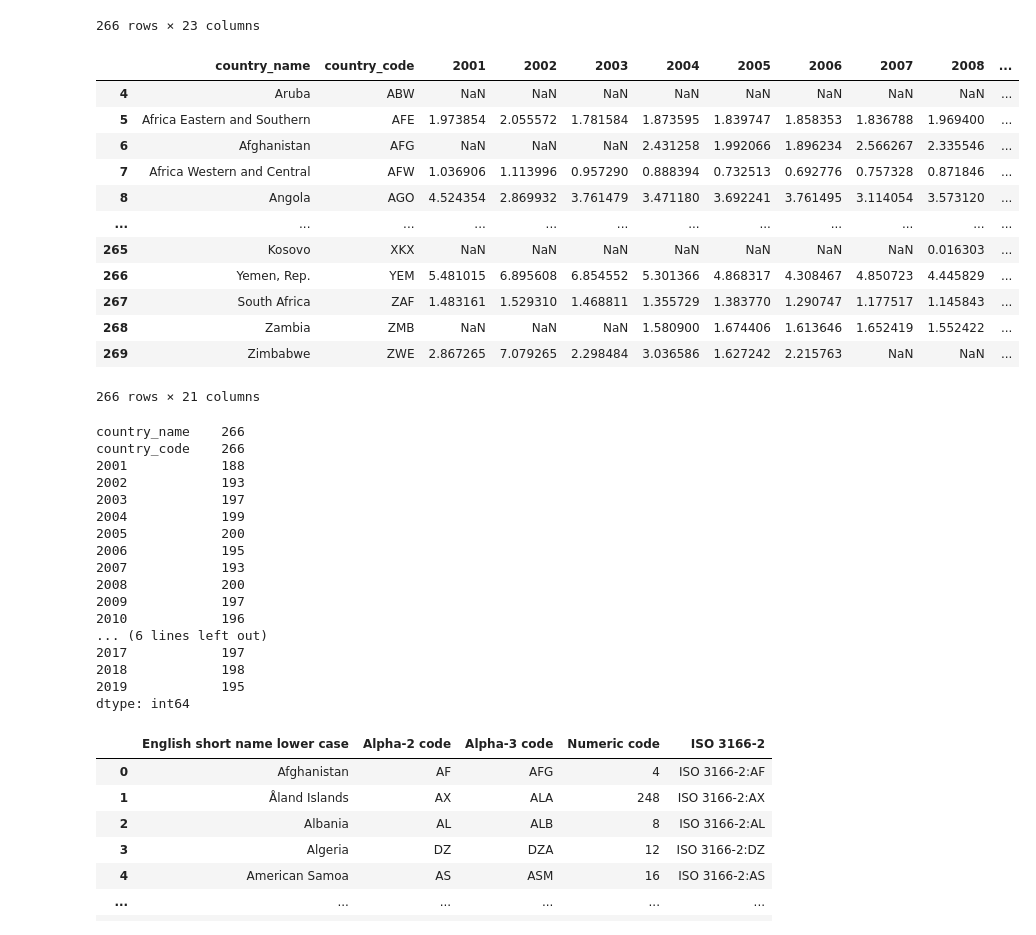
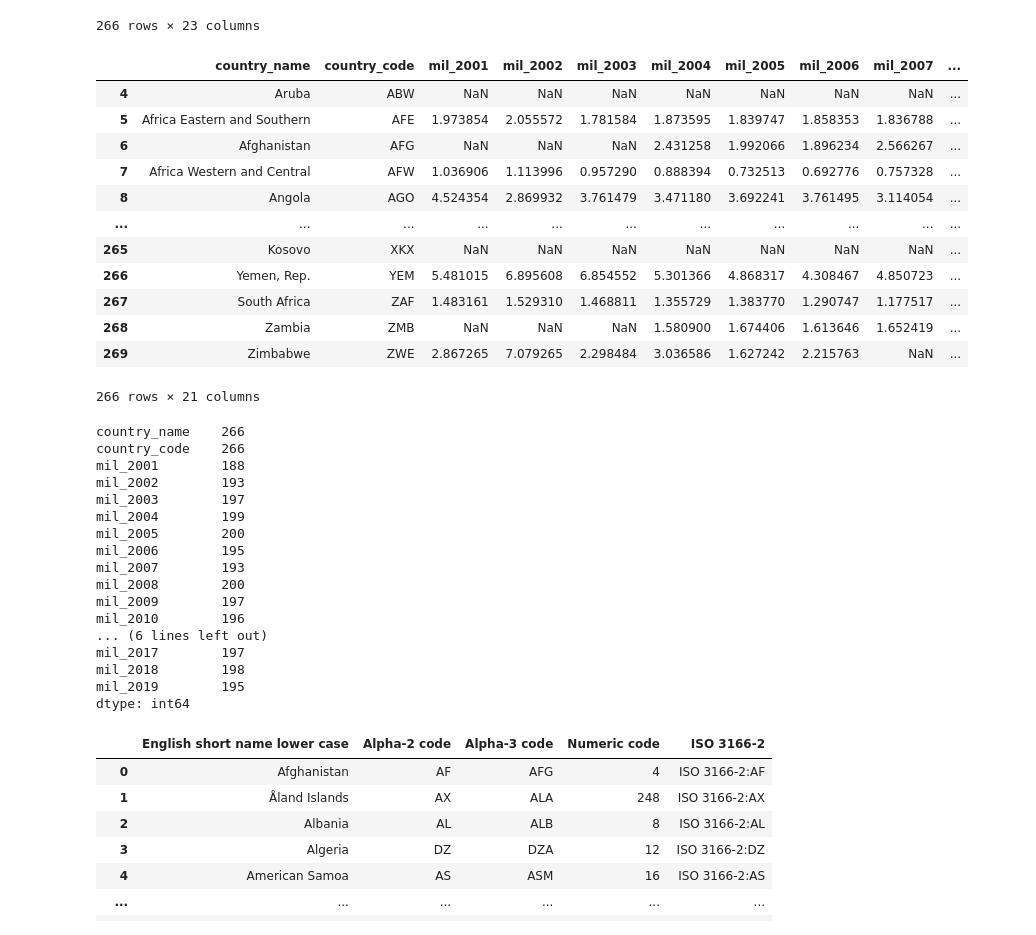
Before and after one commit to svujcich/Global_GDP_Trends, a Jupyter notebook: military_expenditure.ipynb, the cells around one changed output. Cells and saved outputs as stored; diff of their text form; code cells hidden in the pictures.

```diff
--- a/military_expenditure.ipynb
+++ b/military_expenditure.ipynb
@@ -72,22 +72,22 @@ mil_exp_df
 mil_exp_df.drop(mil_exp_df.columns[21:23], inplace=True, axis=1)
 # %%
 #Reformat the column names.
-mil_exp_df = mil_exp_df.set_axis(['country_name', 'country_code', '2001', '2002', '2003', '2004', '2005', '2006', '2007', '2008',\
-                                   '2009', '2010', '2011', '2012', '2013', '2014', '2015', '2016', '2017', '2018', '2019'], axis=1)
+mil_exp_df = mil_exp_df.set_axis(['country_name', 'country_code', 'mil_2001', 'mil_2002', 'mil_2003', 'mil_2004', 'mil_2005', 'mil_2006', 'mil_2007', 'mil_2008',\
+                                   'mil_2009', 'mil_2010', 'mil_2011', 'mil_2012', 'mil_2013', 'mil_2014', 'mil_2015', 'mil_2016', 'mil_2017', 'mil_2018', 'mil_2019'], axis=1)
 mil_exp_df
 # %% [output]
-|  | country_name | country_code | 2001 | 2002 | 2003 | 2004 | 2005 | 2006 | 2007 | 2008 | ... |
-| 4 | Aruba | ABW | NaN | NaN | NaN | NaN | NaN | NaN | NaN | NaN | ... |
-| 5 | Africa Eastern and Southern | AFE | 1.973854 | 2.055572 | 1.781584 | 1.873595 | 1.839747 | 1.858353 | 1.836788 | 1.969400 | ... |
-| 6 | Afghanistan | AFG | NaN | NaN | NaN | 2.431258 | 1.992066 | 1.896234 | 2.566267 | 2.335546 | ... |
-| 7 | Africa Western and Central | AFW | 1.036906 | 1.113996 | 0.957290 | 0.888394 | 0.732513 | 0.692776 | 0.757328 | 0.871846 | ... |
-| 8 | Angola | AGO | 4.524354 | 2.869932 | 3.761479 | 3.471180 | 3.692241 | 3.761495 | 3.114054 | 3.573120 | ... |
-| ... | ... | ... | ... | ... | ... | ... | ... | ... | ... | ... | ... |
-| 265 | Kosovo | XKX | NaN | NaN | NaN | NaN | NaN | NaN | NaN | 0.016303 | ... |
-| 266 | Yemen, Rep. | YEM | 5.481015 | 6.895608 | 6.854552 | 5.301366 | 4.868317 | 4.308467 | 4.850723 | 4.445829 | ... |
-| 267 | South Africa | ZAF | 1.483161 | 1.529310 | 1.468811 | 1.355729 | 1.383770 | 1.290747 | 1.177517 | 1.145843 | ... |
-| 268 | Zambia | ZMB | NaN | NaN | NaN | 1.580900 | 1.674406 | 1.613646 | 1.652419 | 1.552422 | ... |
-| 269 | Zimbabwe | ZWE | 2.867265 | 7.079265 | 2.298484 | 3.036586 | 1.627242 | 2.215763 | NaN | NaN | ... |
+|  | country_name | country_code | mil_2001 | mil_2002 | mil_2003 | mil_2004 | mil_2005 | mil_2006 | mil_2007 | ... |
+| 4 | Aruba | ABW | NaN | NaN | NaN | NaN | NaN | NaN | NaN | ... |
+| 5 | Africa Eastern and Southern | AFE | 1.973854 | 2.055572 | 1.781584 | 1.873595 | 1.839747 | 1.858353 | 1.836788 | ... |
+| 6 | Afghanistan | AFG | NaN | NaN | NaN | 2.431258 | 1.992066 | 1.896234 | 2.566267 | ... |
+| 7 | Africa Western and Central | AFW | 1.036906 | 1.113996 | 0.957290 | 0.888394 | 0.732513 | 0.692776 | 0.757328 | ... |
+| 8 | Angola | AGO | 4.524354 | 2.869932 | 3.761479 | 3.471180 | 3.692241 | 3.761495 | 3.114054 | ... |
+| ... | ... | ... | ... | ... | ... | ... | ... | ... | ... | ... |
+| 265 | Kosovo | XKX | NaN | NaN | NaN | NaN | NaN | NaN | NaN | ... |
+| 266 | Yemen, Rep. | YEM | 5.481015 | 6.895608 | 6.854552 | 5.301366 | 4.868317 | 4.308467 | 4.850723 | ... |
+| 267 | South Africa | ZAF | 1.483161 | 1.529310 | 1.468811 | 1.355729 | 1.383770 | 1.290747 | 1.177517 | ... |
+| 268 | Zambia | ZMB | NaN | NaN | NaN | 1.580900 | 1.674406 | 1.613646 | 1.652419 | ... |
+| 269 | Zimbabwe | ZWE | 2.867265 | 7.079265 | 2.298484 | 3.036586 | 1.627242 | 2.215763 | NaN | ... |
 266 rows × 21 columns
 # %%
 #Identify any null values in our dataset.
@@ -95,20 +95,20 @@ mil_exp_df.count()
 # %% [output]
 country_name    266
 country_code    266
-2001            188
-2002            193
-2003            197
-2004            199
-2005            200
-2006            195
-2007            193
-2008            200
-2009            197
-2010            196
+mil_2001        188
+mil_2002        193
+mil_2003        197
+mil_2004        199
+mil_2005        200
+mil_2006        195
+mil_2007        193
+mil_2008        200
+mil_2009        197
+mil_2010        196
 ... (6 lines left out)
-2017            197
-2018            198
-2019            195
+mil_2017        197
+mil_2018        198
+mil_2019        195
 dtype: int64
 # %%
 #Add the country codes csv
```
Also changed, not shown: parts of 18 cells of this notebook, 4 other files.
